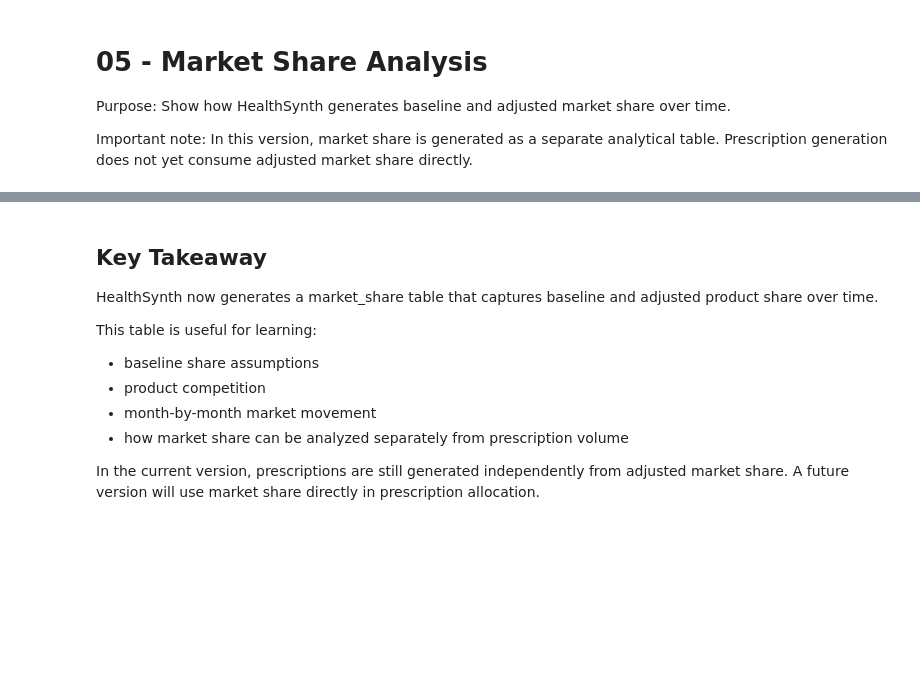
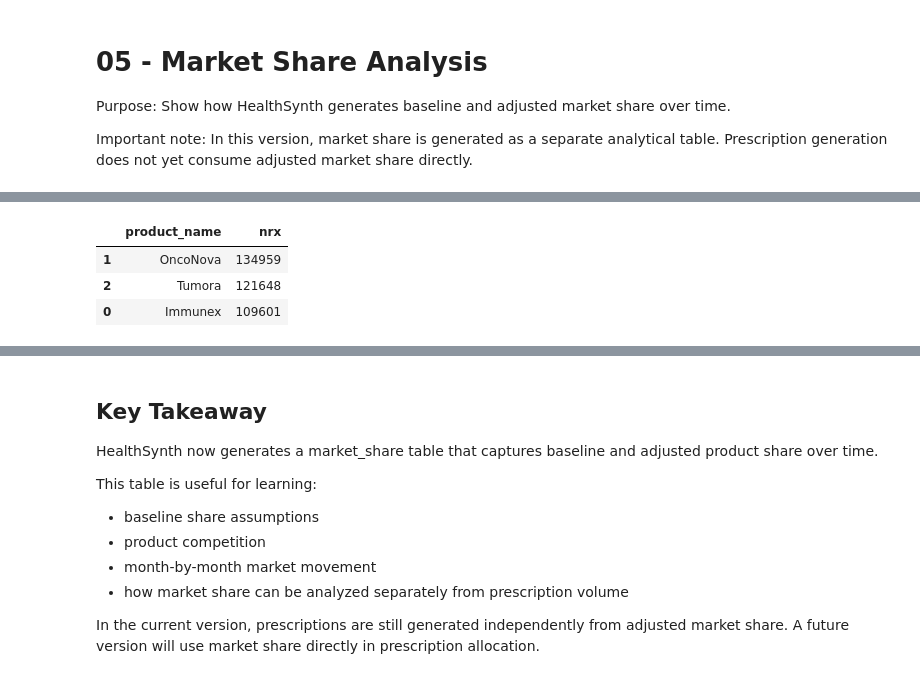
Before and after one commit to vpsn99/healthsynth, a Jupyter notebook: examples/05_market_share_analysis.ipynb, the cells around one changed output, grey strips where cells are left out. Cells and saved outputs as stored; diff of their text form; code cells hidden in the pictures; blank space fills up the shorter version.

```diff
--- a/examples/05_market_share_analysis.ipynb
+++ b/examples/05_market_share_analysis.ipynb
@@ -75,17 +113,19 @@ share_check.head()
 # %%
 rx = datasets["prescriptions"].merge(
     products[["product_id", "product_name", "manufacturer", "brand_type"]],
     on="product_id",
 )
 
 rx_by_product = (
-    rx.groupby("product_name")["nrx"]
-    .sum()
-    .reset_index()
-    .sort_values("nrx", ascending=False)
+    rx.groupby("product_name")["nrx"].sum().reset_index().sort_values("nrx", ascending=False)
 )
 
 rx_by_product
+# %% [output]
+|  | product_name | nrx |
+| 1 | OncoNova | 134959 |
+| 2 | Tumora | 121648 |
+| 0 | Immunex | 109601 |
 # %%
 plt.figure(figsize=(8, 5))
 plt.bar(rx_by_product["product_name"], rx_by_product["nrx"])
```
Also changed, not shown: parts of 9 cells of this notebook, 3 other files.
